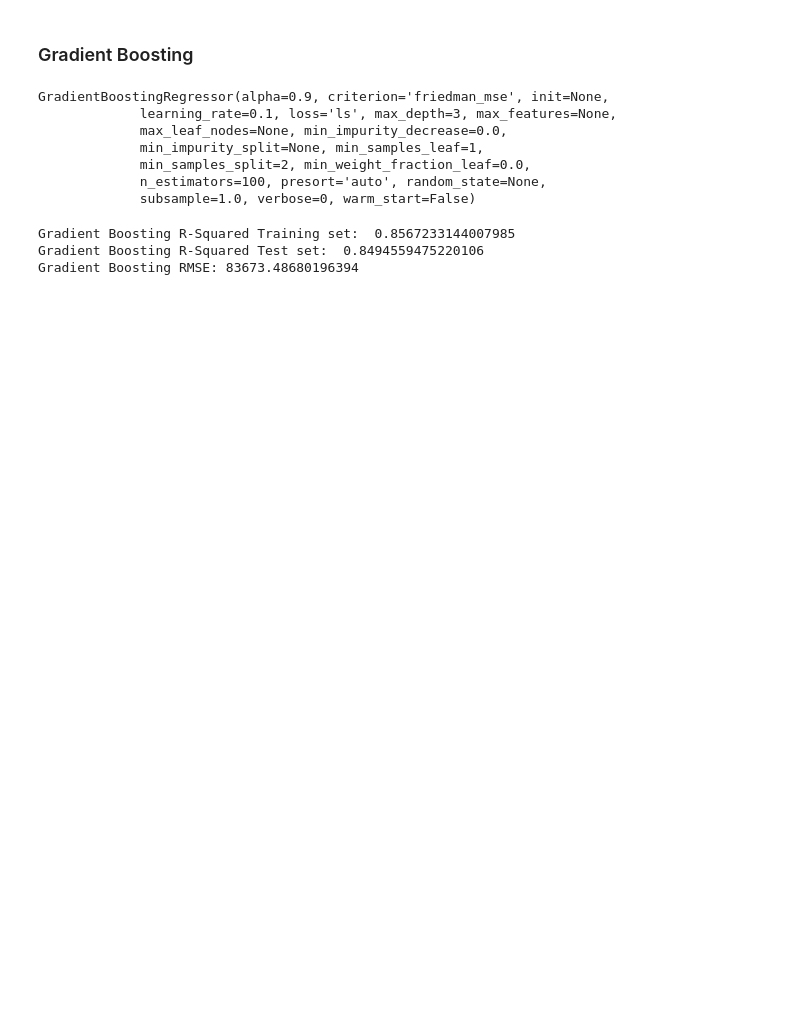
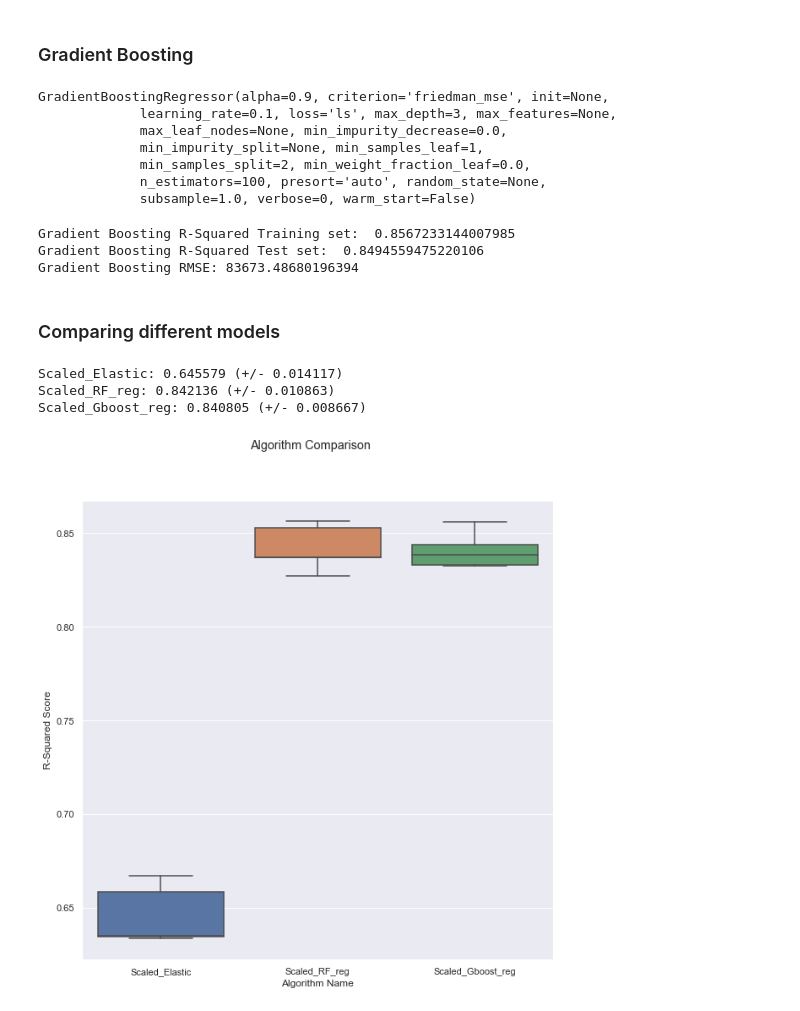
Before and after one commit to mwon3919/Springboard_Captstone1, a Jupyter notebook: Springboard_capstoneproject1.ipynb, the cells around one changed output. Cells and saved outputs as stored; diff of their text form; code cells hidden in the pictures; blank space fills up the shorter version.

Commit message:
model updated

```diff
--- a/Springboard_capstoneproject1.ipynb
+++ b/Springboard_capstoneproject1.ipynb
@@ -1926,3 +1932,7 @@ We want to know if the model has learned properly from a training split.
+# %%
+elastic = Pipeline(
+    [('Scaler', StandardScaler()),
+    ('ElasticNet', ElasticNet(random_state = seed))])
 # %%
-clf.fit(X_train,y_train)
+elastic.fit(X_train,y_train)
 # %% [output]
@@ -1997,0 +2040,10 @@ Random Forest RMSE:  83122.55608866917
+# %%
+#use the random grid to search for best hyperparameters
+rf = RandomForestRegressor()
+#random search of parameters, using 3 fold cross validation,
+rf_random = RandomizedSearchCV(estimator =rf,
+                               param_distributions= random_grid, n_iter=100,
+                              cv = 3, verbose =2, random_state =42, n_jobs=-1)
+
+#fit the search model
+rf_random.fit(X_train,y_train)
@@ -2021,3 +2167,59 @@ print('Gradient Boosting RMSE:',gb_model_rmse)
 Gradient Boosting R-Squared Training set:  0.8567233144007985
 Gradient Boosting R-Squared Test set:  0.8494559475220106
 Gradient Boosting RMSE: 83673.48680196394
+# %% [markdown]
+### Comparing different models
+# %%
+from sklearn.model_selection import KFold, cross_val_score
+from sklearn.pipeline import Pipeline
+#create pipeline with the models
+pipelines = [ ]
+seed=42
+
+pipelines.append(
+    ('Scaled_Elastic',
+     Pipeline([
+         ('Scaler',StandardScaler()),
+         ('Lasso', ElasticNet(random_state=seed))
+     ])))
+pipelines.append(
+    ('Scaled_RF_reg',
+    Pipeline([
+        ('Scaler', StandardScaler()),
+        ('RF', RandomForestRegressor(random_state=seed))
+    ])))
+pipelines.append(
+    ('Scaled_Gboost_reg',
+    Pipeline([
+        ('Scaler', StandardScaler()),
+        ('GBoost', GradientBoostingRegressor())
+    ])))
+
+scoring = 'r2'
+n_folds = 5
+
+results, names = [], []
+
+for name, model in pipelines:
+    kfold = KFold(n_splits=n_folds, random_state =seed)
+    cv_results = cross_val_score(model, X_train, y_train, cv=kfold,
+                                 scoring=scoring, n_jobs=-1)
+    names.append(name)
+    results.append(cv_results)
+    rm = '%s: %f (+/- %f)' % (name, cv_results.mean(), cv_results.std())
+    print(rm)
+
+#boxplots of algorithms for comparison
+fig = plt.figure(figsize=(10,10))
+fig.suptitle('Algorithm Comparison')
+ax=fig.add_subplot(111)
+sns.boxplot(x=names, y= results)
+ax.set_xlabel('Algorithm Name')
+ax.set_ylabel('R-Squared Score')
+ax.set_xticklabels(ax.get_xticklabels())
+plt.show()
+# %% [output]
+Scaled_Elastic: 0.645579 (+/- 0.014117)
+Scaled_RF_reg: 0.842136 (+/- 0.010863)
+Scaled_Gboost_reg: 0.840805 (+/- 0.008667)
+[figure, added]
```
Also changed, not shown: parts of 20 cells of this notebook.
